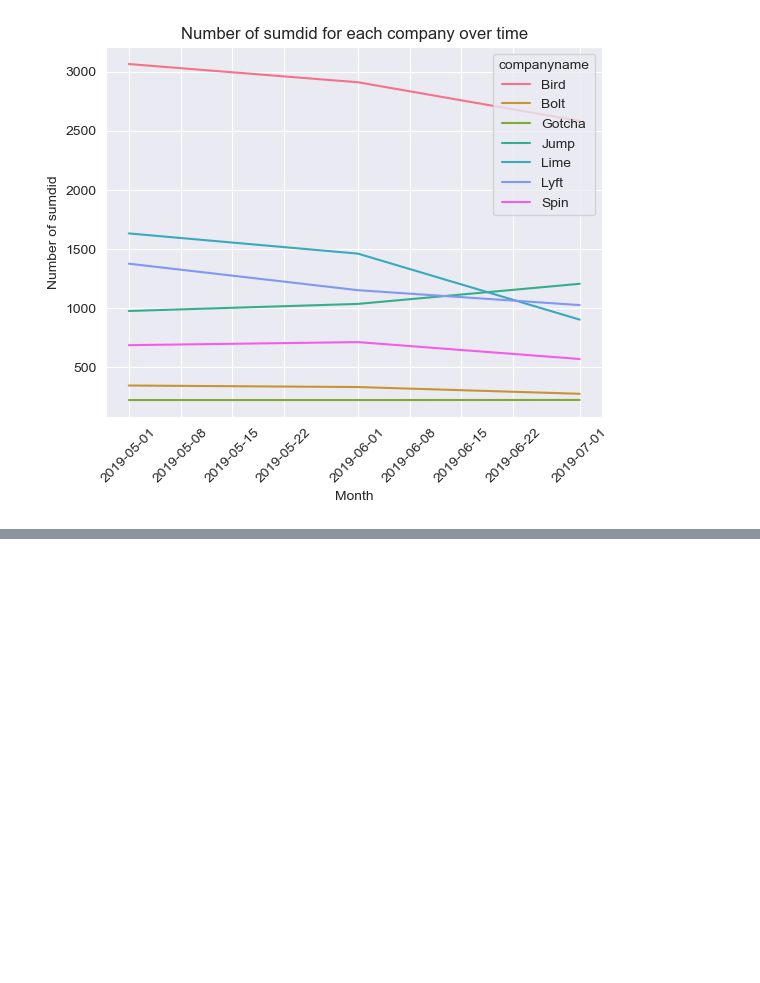
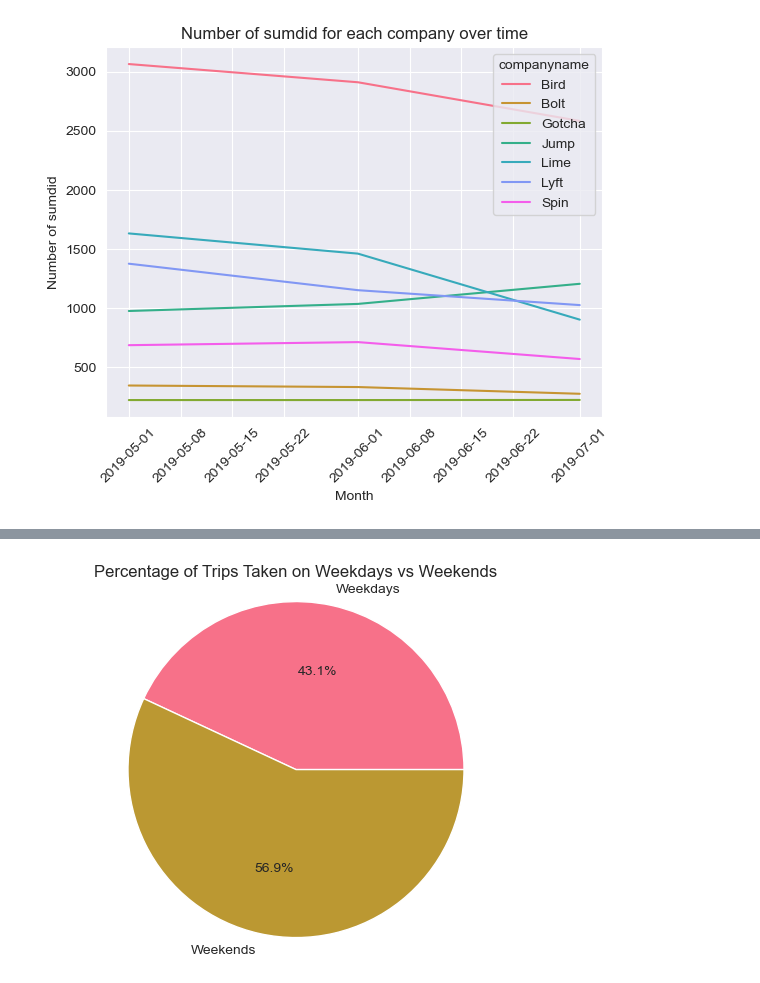
Before and after one commit to NSS-Data-Analytics-Cohort-8/scooter-partner1-trolling-through-the-data, a Jupyter notebook: notebooks/Scooters Notebook 1.ipynb, the cells around one changed output, grey strips where cells are left out. Saved outputs shown, nothing was run; the diff lists cells and outputs as text; code cells hidden in the pictures; blank space fills up the shorter version.

```diff
--- a/notebooks/Scooters Notebook 1.ipynb
+++ b/notebooks/Scooters Notebook 1.ipynb
@@ -411,0 +657,39 @@ plt.show()
+# %%
+query = """
+    SELECT
+        COUNT(tripduration) AS trip_count,
+        CASE EXTRACT(DOW FROM DATE_TRUNC('day', trips.pubtimestamp))
+            WHEN 0 THEN 'weekend'
+            WHEN 5 THEN 'weekend'
+            WHEN 6 THEN 'weekend'
+            ELSE 'weekday'
+        END AS weekday_or_weekend
+    FROM
+        trips
+    WHERE
+        tripduration IS NOT NULL AND
+        tripduration != 0 OR
+        tripdistance IS NOT NULL AND
+        tripdistance != 0
+    GROUP BY
+        weekday_or_weekend;
+"""
+
+# execute the query and store the results in a SQLAlchemy ResultProxy object
+result = engine.execute(text(query))
+
+# get the results as a list of dictionaries
+rows = [dict(row) for row in result]
+
+# create the pie chart
+weekdays_count = next((row['trip_count'] for row in rows if row['weekday_or_weekend'] == 'weekday'), 0)
+weekends_count = next((row['trip_count'] for row in rows if row['weekday_or_weekend'] == 'weekend'), 0)
+labels = ['Weekdays', 'Weekends']
+sizes = [weekdays_count, weekends_count]
+fig, ax = plt.subplots()
+ax.pie(sizes, labels=labels, autopct='%1.1f%%')
+ax.axis('equal')
+plt.title('Percentage of Trips Taken on Weekdays vs Weekends')
+plt.show()
+# %% [output]
+[figure, added]
```
Also changed, not shown: parts of 21 cells of this notebook, 2 other files.
